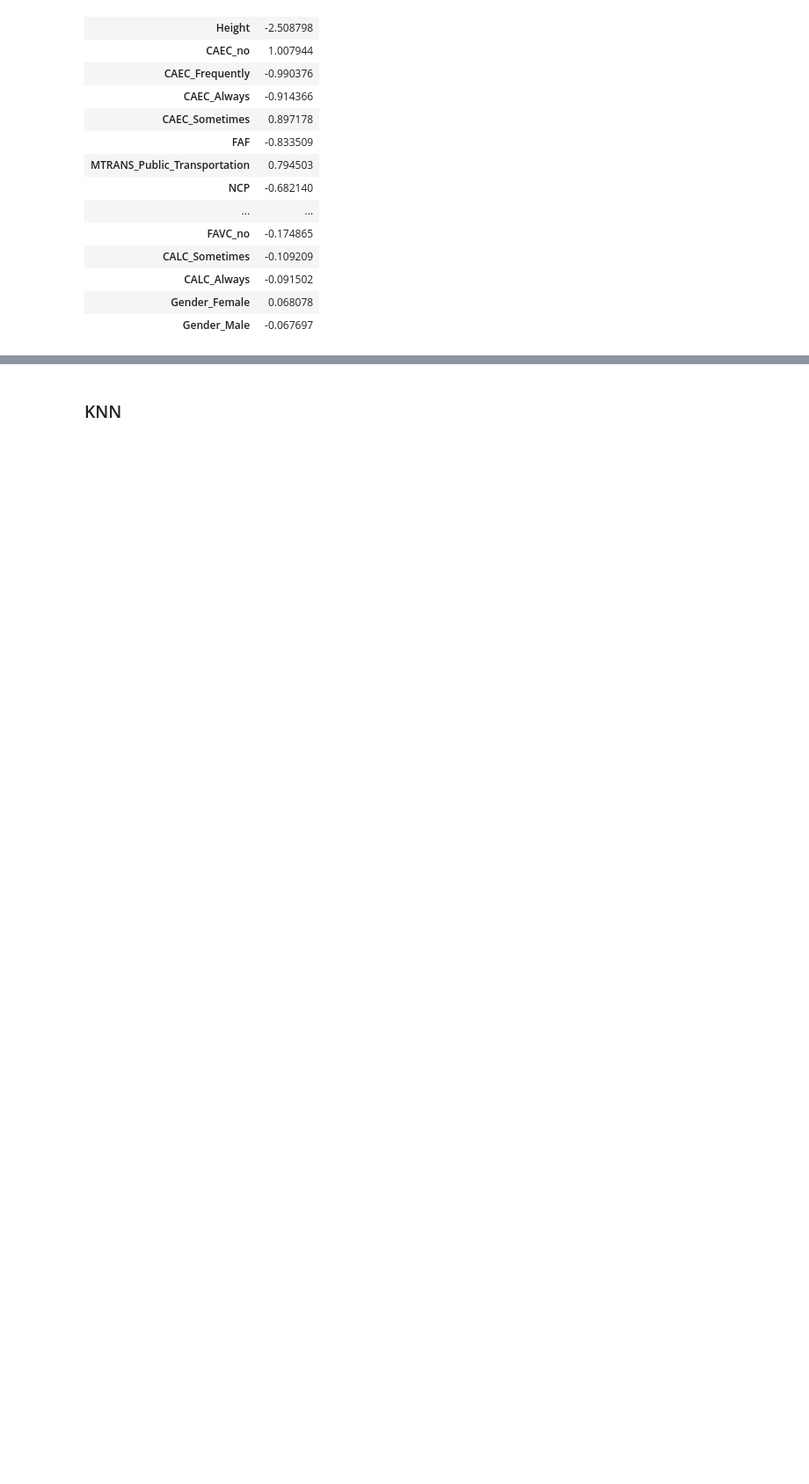
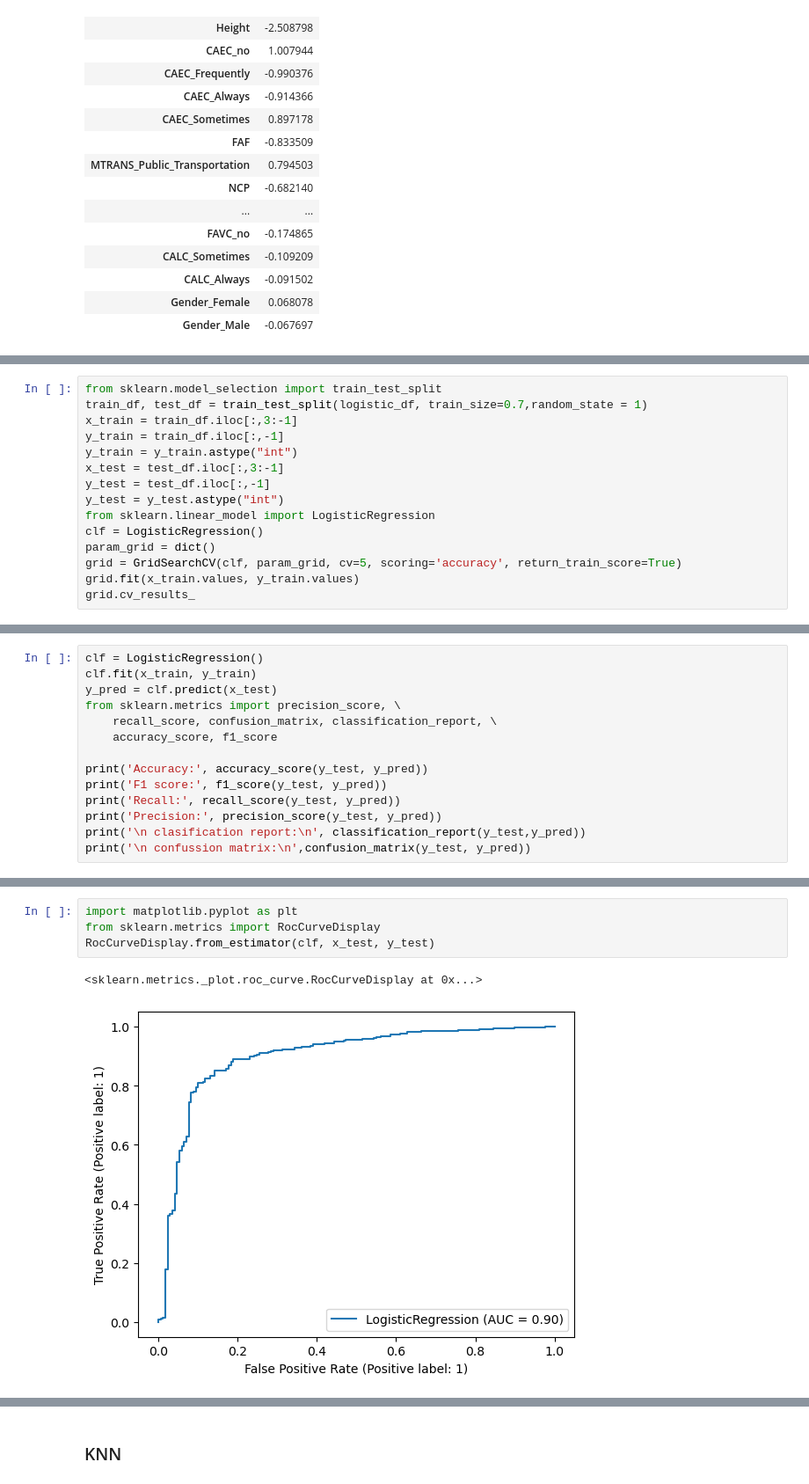
Before and after one commit to Sonic-zzt/ESE-527-Project, a Jupyter notebook: ESE_527_Project.ipynb, the cells around one changed output, grey strips where cells are left out. Shown at 88% size. Saved outputs shown, nothing was run; the diff lists cells and outputs as text; blank space fills up the shorter version.

```diff
--- a/ESE_527_Project.ipynb
+++ b/ESE_527_Project.ipynb
@@ -411,0 +446,15 @@ pd.DataFrame({'1':clf.coef_[0]},index = logistic_df.columns[:-1]).sort_values(by
+# %%
+from sklearn.model_selection import train_test_split
+train_df, test_df = train_test_split(logistic_df, train_size=0.7,random_state = 1)
+x_train = train_df.iloc[:,3:-1]
+y_train = train_df.iloc[:,-1]
+y_train = y_train.astype("int")
+x_test = test_df.iloc[:,3:-1]
+y_test = test_df.iloc[:,-1]
+y_test = y_test.astype("int")
+from sklearn.linear_model import LogisticRegression
+clf = LogisticRegression()
+param_grid = dict()
+grid = GridSearchCV(clf, param_grid, cv=5, scoring='accuracy', return_train_score=True)
+grid.fit(x_train.values, y_train.values)
+grid.cv_results_
@@ -411,0 +482,14 @@ pd.DataFrame({'1':clf.coef_[0]},index = logistic_df.columns[:-1]).sort_values(by
+# %%
+clf = LogisticRegression()
+clf.fit(x_train, y_train)
+y_pred = clf.predict(x_test)
+from sklearn.metrics import precision_score, \
+    recall_score, confusion_matrix, classification_report, \
+    accuracy_score, f1_score
+
+print('Accuracy:', accuracy_score(y_test, y_pred))
+print('F1 score:', f1_score(y_test, y_pred))
+print('Recall:', recall_score(y_test, y_pred))
+print('Precision:', precision_score(y_test, y_pred))
+print('\n clasification report:\n', classification_report(y_test,y_pred))
+print('\n confussion matrix:\n',confusion_matrix(y_test, y_pred))
@@ -411,0 +516,7 @@ pd.DataFrame({'1':clf.coef_[0]},index = logistic_df.columns[:-1]).sort_values(by
+# %%
+import matplotlib.pyplot as plt
+from sklearn.metrics import RocCurveDisplay
+RocCurveDisplay.from_estimator(clf, x_test, y_test)
+# %% [output]
+<sklearn.metrics._plot.roc_curve.RocCurveDisplay at 0x...>
+[figure, added]
```
Also changed, not shown: parts of 30 cells of this notebook.
